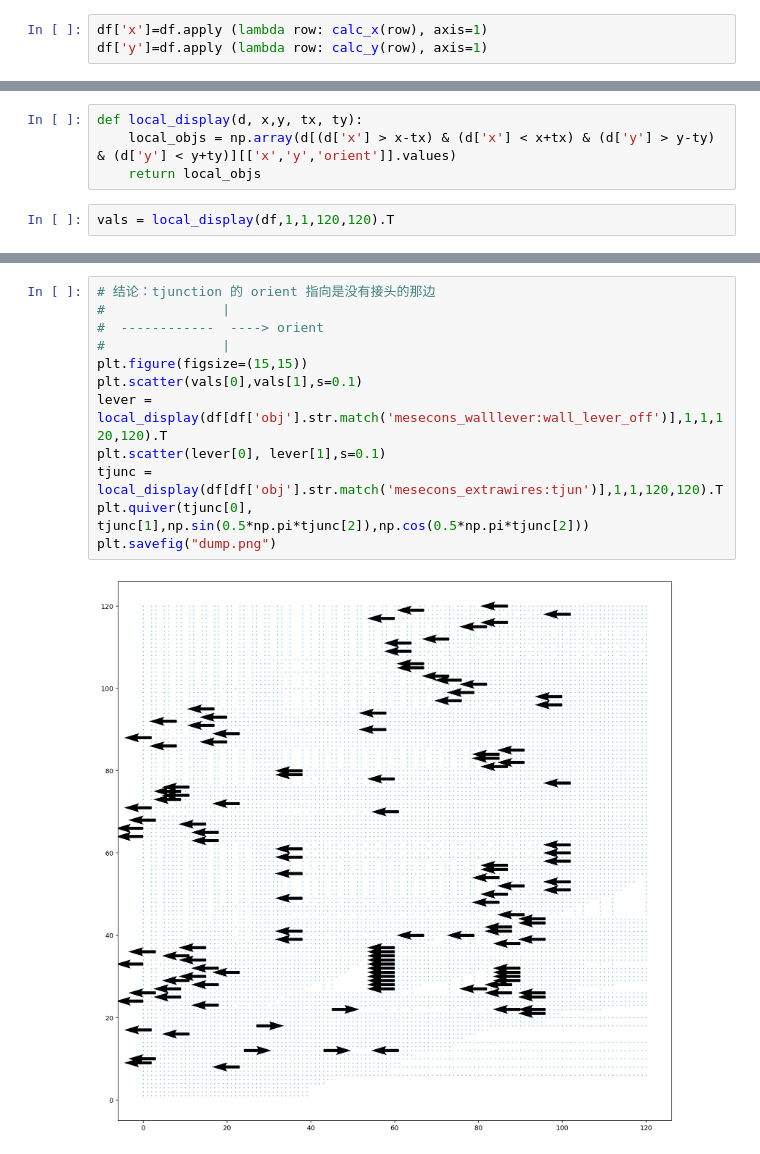
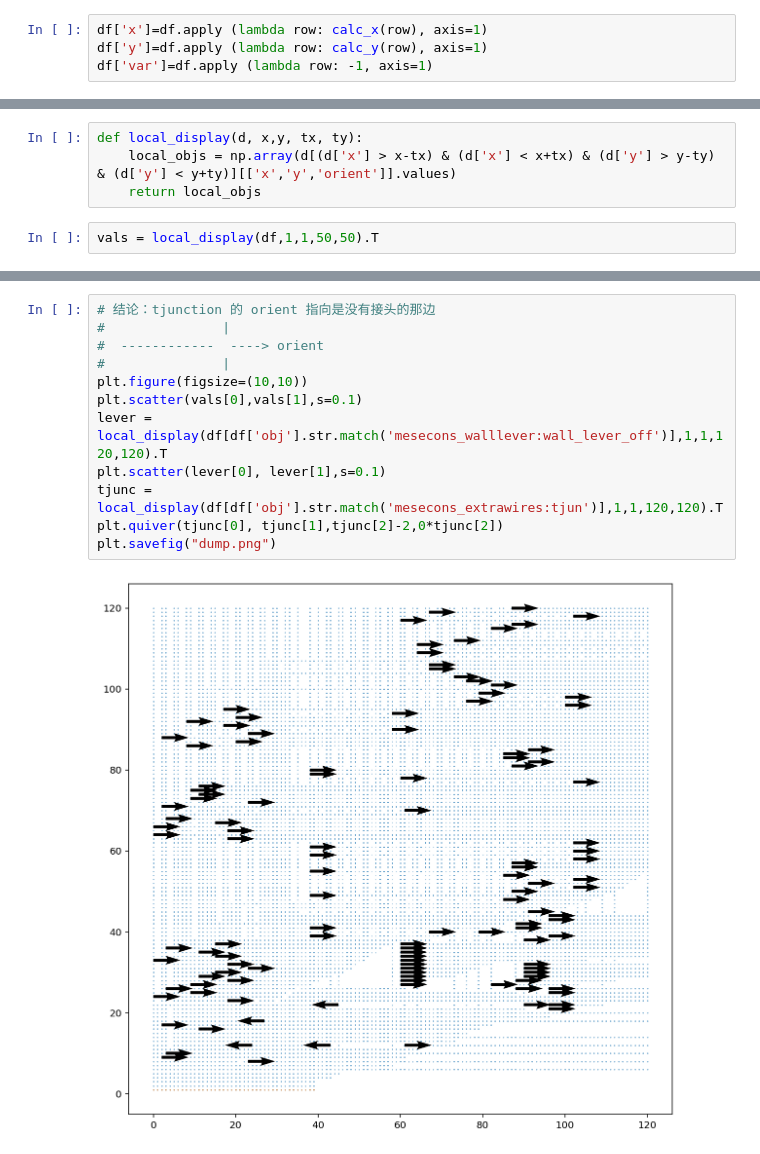
Before and after one commit to ProfFan/happyminetest, a Jupyter notebook: solve.ipynb, the cells around one changed output, grey strips where cells are left out. Saved outputs shown, nothing was run; the diff lists cells and outputs as text.

```diff
--- a/solve.ipynb
+++ b/solve.ipynb
@@ -17,6 +17,7 @@ def calc_y(row):
 # %%
 df['x']=df.apply (lambda row: calc_x(row), axis=1)
 df['y']=df.apply (lambda row: calc_y(row), axis=1)
+df['var']=df.apply (lambda row: -1, axis=1)
 # %%
 df
 # %% [output]
@@ -90,6 +91,6 @@ def local_display(d, x,y, tx, ty):
     local_objs = np.array(d[(d['x'] > x-tx) & (d['x'] < x+tx) & (d['y'] > y-ty) & (d['y'] < y+ty)][['x','y','orient']].values)
     return local_objs
 # %%
-vals = local_display(df,1,1,120,120).T
+vals = local_display(df,1,1,50,50).T
 # %%
 directions=['N','E','S','W']
@@ -111,14 +111,14 @@ plt.savefig("dump.png")
 # %%
 # 结论：tjunction 的 orient 指向是没有接头的那边
 #               |
 #  ------------  ----> orient
 #               |
-plt.figure(figsize=(15,15))
+plt.figure(figsize=(10,10))
 plt.scatter(vals[0],vals[1],s=0.1)
 lever = local_display(df[df['obj'].str.match('mesecons_walllever:wall_lever_off')],1,1,120,120).T
 plt.scatter(lever[0], lever[1],s=0.1)
 tjunc = local_display(df[df['obj'].str.match('mesecons_extrawires:tjun')],1,1,120,120).T
-plt.quiver(tjunc[0], tjunc[1],np.sin(0.5*np.pi*tjunc[2]),np.cos(0.5*np.pi*tjunc[2]))
+plt.quiver(tjunc[0], tjunc[1],tjunc[2]-2,0*tjunc[2])
 plt.savefig("dump.png")
 # %% [output]
-[figure, old version]
+[figure, new version]
```
Also changed, not shown: parts of 13 cells of this notebook.
